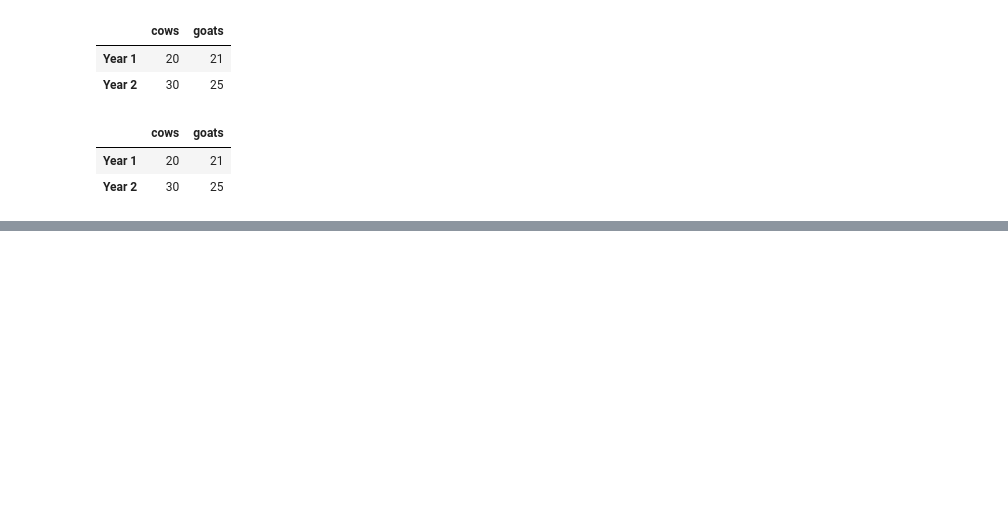
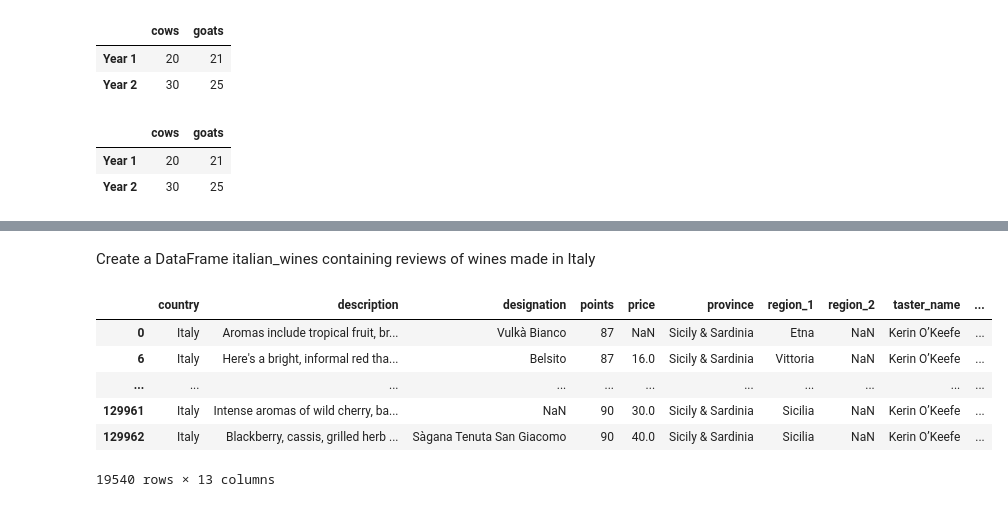
Before and after one commit to sandeshshrestha-git/ds-sprint, a Jupyter notebook: Pandas/pandas.ipynb, the cells around one changed output, grey strips where cells are left out. Drawn from its saved outputs; the diff is of its cells as text; code cells hidden in the pictures; blank space fills up the shorter version.

```diff
--- a/Pandas/pandas.ipynb
+++ b/Pandas/pandas.ipynb
@@ -84,0 +179,13 @@ check.head()
+# %% [markdown]
+Create a DataFrame italian_wines containing reviews of wines made in Italy
+# %%
+italian_wines = reviewsII.loc[reviewsII.country == 'Italy']
+italian_wines
+# %% [output]
+|  | country | description | designation | points | price | province | region_1 | region_2 | taster_name | ... |
+| 0 | Italy | Aromas include tropical fruit, br... | Vulkà Bianco | 87 | NaN | Sicily & Sardinia | Etna | NaN | Kerin O’Keefe | ... |
+| 6 | Italy | Here's a bright, informal red tha... | Belsito | 87 | 16.0 | Sicily & Sardinia | Vittoria | NaN | Kerin O’Keefe | ... |
+| ... | ... | ... | ... | ... | ... | ... | ... | ... | ... | ... |
+| 129961 | Italy | Intense aromas of wild cherry, ba... | NaN | 90 | 30.0 | Sicily & Sardinia | Sicilia | NaN | Kerin O’Keefe | ... |
+| 129962 | Italy | Blackberry, cassis, grilled herb ... | Sàgana Tenuta San Giacomo | 90 | 40.0 | Sicily & Sardinia | Sicilia | NaN | Kerin O’Keefe | ... |
+19540 rows × 13 columns
```
Also changed, not shown: parts of 19 cells of this notebook.
